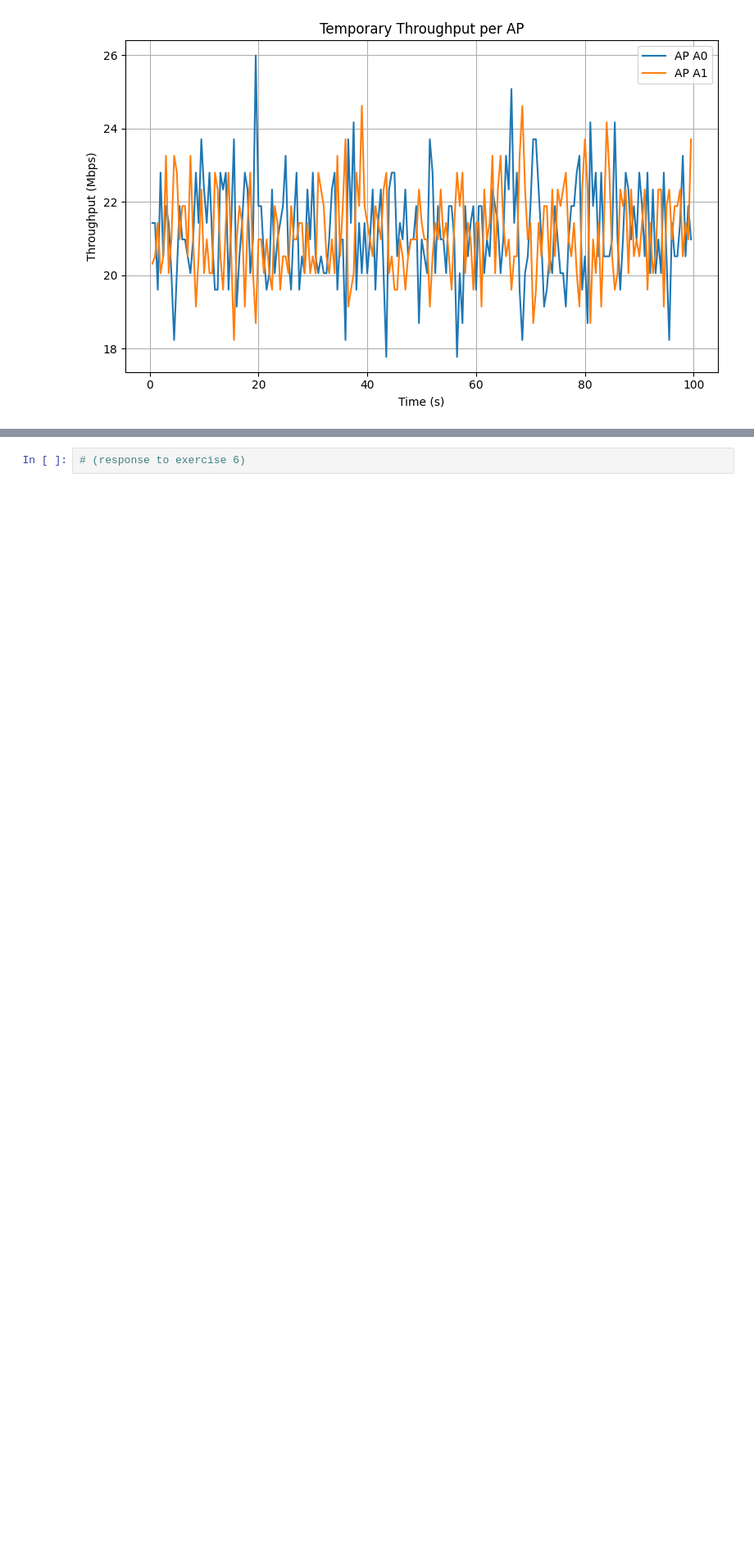
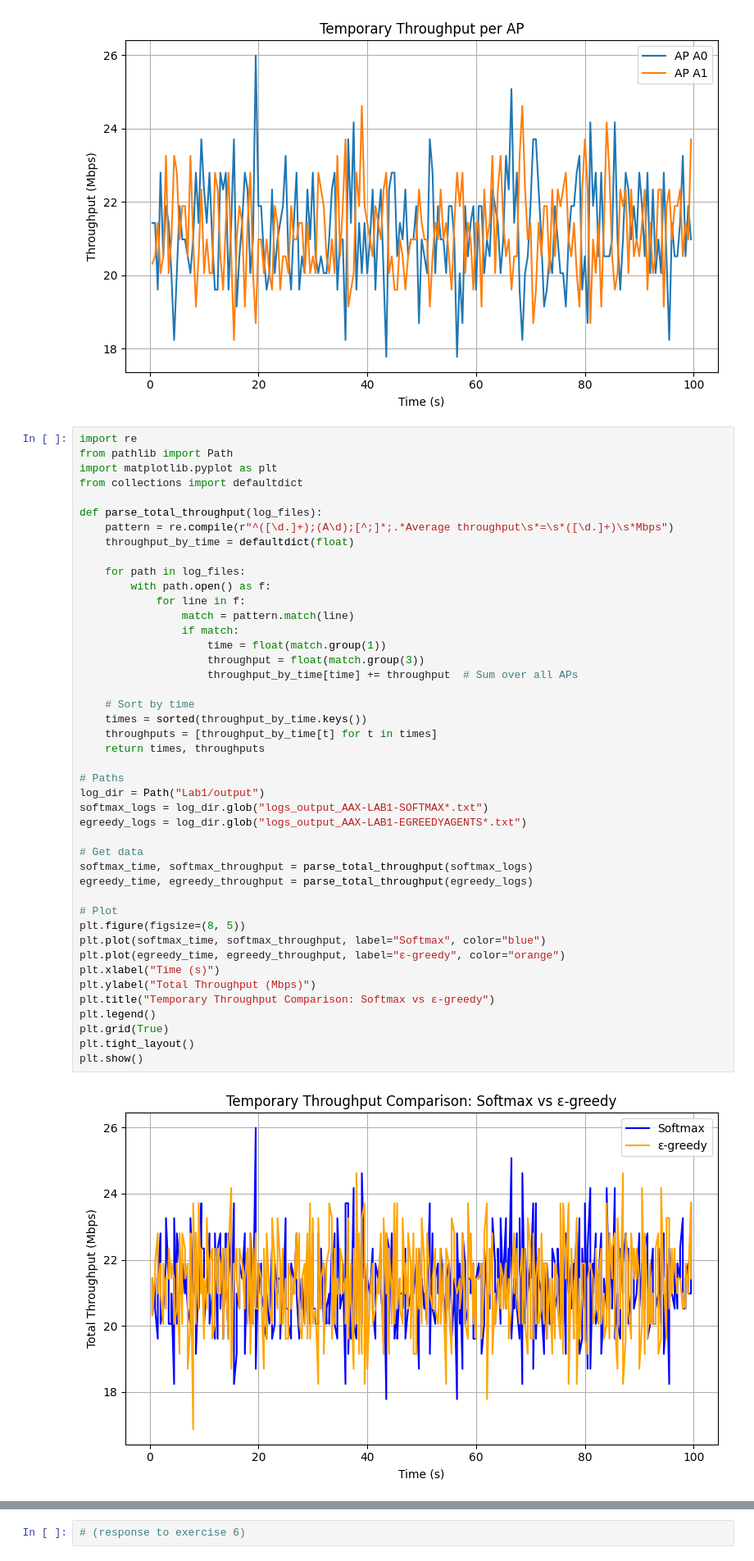
Before and after one commit to jordiestevee/ML4Net-2025, a Jupyter notebook: Lab1/AAX_Lab1.ipynb, the cells around one changed output, grey strips where cells are left out. Shown at 82% size. Cells and saved outputs as stored; diff of their text form; blank space fills up the shorter version.

```diff
--- a/Lab1/AAX_Lab1.ipynb
+++ b/Lab1/AAX_Lab1.ipynb
@@ -823,6 +827,52 @@ plt.tight_layout()
 plt.show()
 # %% [output]
 [figure]
+# %%
+import re
+from pathlib import Path
+import matplotlib.pyplot as plt
+from collections import defaultdict
+
+def parse_total_throughput(log_files):
+    pattern = re.compile(r"^([\d.]+);(A\d);[^;]*;.*Average throughput\s*=\s*([\d.]+)\s*Mbps")
+    throughput_by_time = defaultdict(float)
+
+    for path in log_files:
+        with path.open() as f:
+            for line in f:
+                match = pattern.match(line)
+                if match:
+                    time = float(match.group(1))
+                    throughput = float(match.group(3))
+                    throughput_by_time[time] += throughput  # Sum over all APs
+
+    # Sort by time
+    times = sorted(throughput_by_time.keys())
+    throughputs = [throughput_by_time[t] for t in times]
+    return times, throughputs
+
+# Paths
+log_dir = Path("Lab1/output")
+softmax_logs = log_dir.glob("logs_output_AAX-LAB1-SOFTMAX*.txt")
+egreedy_logs = log_dir.glob("logs_output_AAX-LAB1-EGREEDYAGENTS*.txt")
+
+# Get data
+softmax_time, softmax_throughput = parse_total_throughput(softmax_logs)
+egreedy_time, egreedy_throughput = parse_total_throughput(egreedy_logs)
+
+# Plot
+plt.figure(figsize=(8, 5))
+plt.plot(softmax_time, softmax_throughput, label="Softmax", color="blue")
+plt.plot(egreedy_time, egreedy_throughput, label="ε-greedy", color="orange")
+plt.xlabel("Time (s)")
+plt.ylabel("Total Throughput (Mbps)")
+plt.title("Temporary Throughput Comparison: Softmax vs ε-greedy")
+plt.legend()
+plt.grid(True)
+plt.tight_layout()
+plt.show()
+# %% [output]
+[figure, added]
 # %% [markdown]
 ### Exercise 6:
 
```
Also changed, not shown: parts of 7 cells of this notebook.
